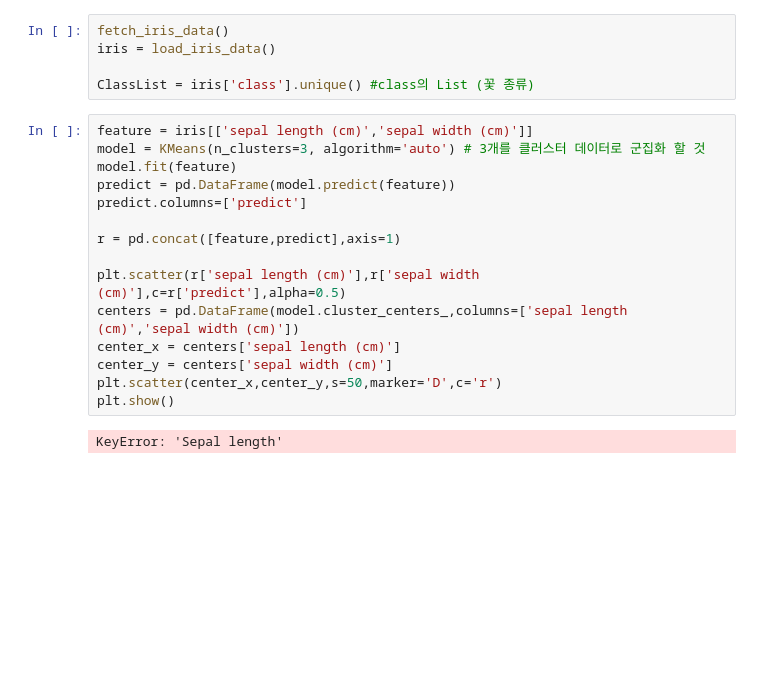
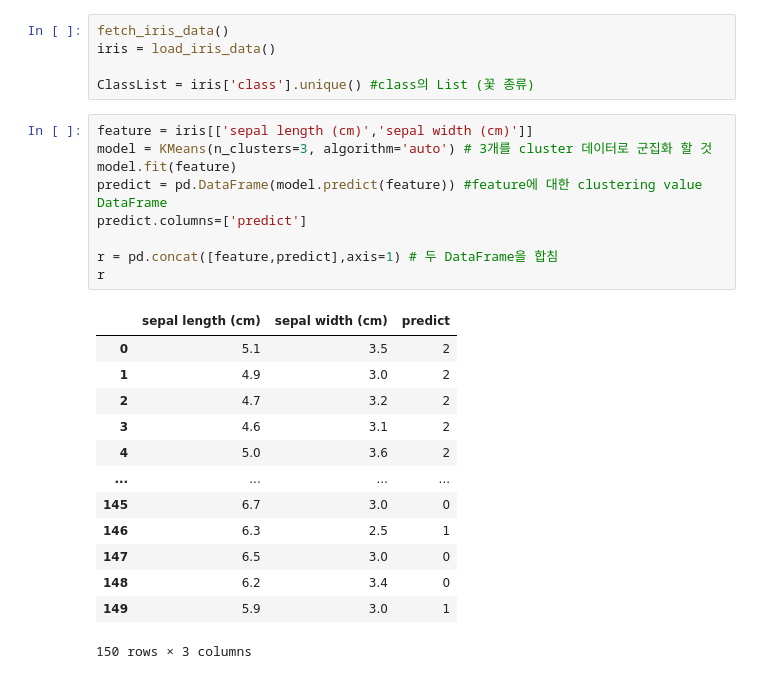
Before and after one commit to DongHyun99/Data_Mining, a Jupyter notebook: Pandas_data_analysis/week2.ipynb, the cells around one changed output. Saved outputs shown, nothing was run; the diff lists cells and outputs as text; blank space fills up the shorter version.

```diff
--- a/Pandas_data_analysis/week2.ipynb
+++ b/Pandas_data_analysis/week2.ipynb
@@ -30,18 +31,24 @@ iris = load_iris_data()
 ClassList = iris['class'].unique() #class의 List (꽃 종류)
 # %%
 feature = iris[['sepal length (cm)','sepal width (cm)']]
-model = KMeans(n_clusters=3, algorithm='auto') # 3개를 클러스터 데이터로 군집화 할 것
+model = KMeans(n_clusters=3, algorithm='auto') # 3개를 cluster 데이터로 군집화 할 것
 model.fit(feature)
-predict = pd.DataFrame(model.predict(feature))
+predict = pd.DataFrame(model.predict(feature)) #feature에 대한 clustering value DataFrame
 predict.columns=['predict']
 
-r = pd.concat([feature,predict],axis=1)
-
-plt.scatter(r['sepal length (cm)'],r['sepal width (cm)'],c=r['predict'],alpha=0.5)
-centers = pd.DataFrame(model.cluster_centers_,columns=['sepal length (cm)','sepal width (cm)'])
-center_x = centers['sepal length (cm)']
-center_y = centers['sepal width (cm)']
-plt.scatter(center_x,center_y,s=50,marker='D',c='r')
-plt.show()
+r = pd.concat([feature,predict],axis=1) # 두 DataFrame을 합침
+r
 # %% [output]
+|  | sepal length (cm) | sepal width (cm) | predict |
+| 0 | 5.1 | 3.5 | 2 |
+| 1 | 4.9 | 3.0 | 2 |
+| 2 | 4.7 | 3.2 | 2 |
+| 3 | 4.6 | 3.1 | 2 |
+| 4 | 5.0 | 3.6 | 2 |
+| ... | ... | ... | ... |
+| 145 | 6.7 | 3.0 | 0 |
+| 146 | 6.3 | 2.5 | 1 |
+| 147 | 6.5 | 3.0 | 0 |
+| 148 | 6.2 | 3.4 | 0 |
+| 149 | 5.9 | 3.0 | 1 |
-KeyError: 'Sepal length'
+150 rows × 3 columns
```
Also changed, not shown: parts of 7 cells of this notebook, 1 other file.
